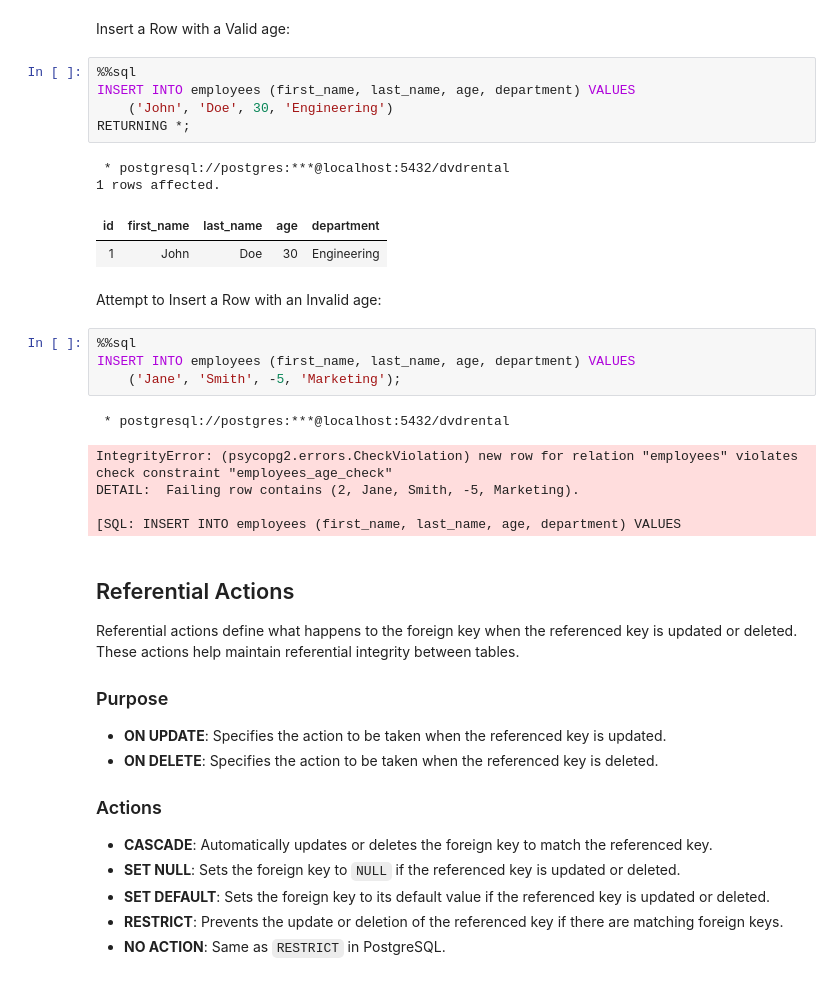
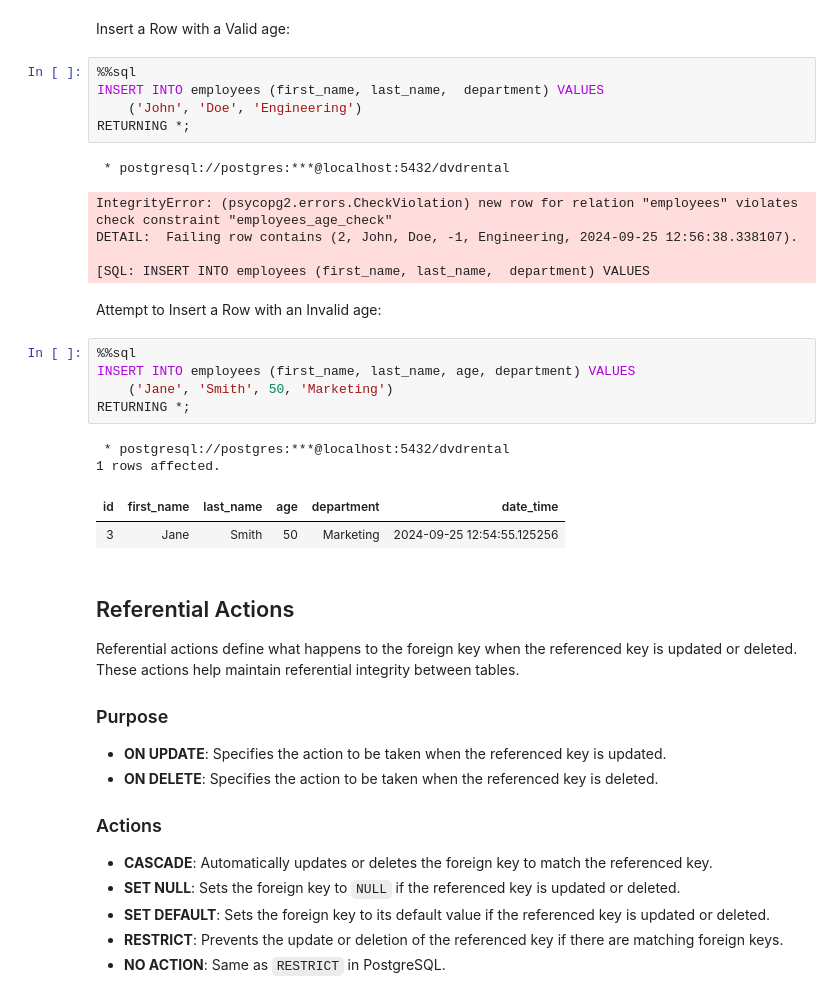
Before and after one commit to TRU-DASC/DASC_5410_students, a Jupyter notebook: _sources/lectures/lecture7.ipynb, the cells around one changed output. Drawn from its saved outputs; the diff is of its cells as text.

```diff
--- a/_sources/lectures/lecture7.ipynb
+++ b/_sources/lectures/lecture7.ipynb
@@ -392,26 +460,27 @@ To test if the `CHECK` constraint on the `age` column holds up, we can attempt t
 Insert a Row with a Valid age:
 # %%
 %%sql
-INSERT INTO employees (first_name, last_name, age, department) VALUES
-    ('John', 'Doe', 30, 'Engineering')
+INSERT INTO employees (first_name, last_name,  department) VALUES
+    ('John', 'Doe', 'Engineering')
 RETURNING *;
 # %% [output]
  * postgresql://postgres:***@localhost:5432/dvdrental
-1 rows affected.
-| id | first_name | last_name | age | department |
-| 1 | John | Doe | 30 | Engineering |
+IntegrityError: (psycopg2.errors.CheckViolation) new row for relation "employees" violates check constraint "employees_age_check"
+DETAIL:  Failing row contains (2, John, Doe, -1, Engineering, 2024-09-25 12:56:38.338107).
+
+[SQL: INSERT INTO employees (first_name, last_name,  department) VALUES
 # %% [markdown]
 Attempt to Insert a Row with an Invalid age:
 # %%
 %%sql
 INSERT INTO employees (first_name, last_name, age, department) VALUES
-    ('Jane', 'Smith', -5, 'Marketing');
+    ('Jane', 'Smith', 50, 'Marketing')
+RETURNING *;
 # %% [output]
  * postgresql://postgres:***@localhost:5432/dvdrental
+1 rows affected.
-IntegrityError: (psycopg2.errors.CheckViolation) new row for relation "employees" violates check constraint "employees_age_check"
-DETAIL:  Failing row contains (2, Jane, Smith, -5, Marketing).
-
-[SQL: INSERT INTO employees (first_name, last_name, age, department) VALUES
+| id | first_name | last_name | age | department | date_time |
+| 3 | Jane | Smith | 50 | Marketing | 2024-09-25 12:54:55.125256 |
 # %% [markdown]
 ## Referential Actions
 
```
Also changed, not shown: parts of 21 cells of this notebook, 11 other files.
